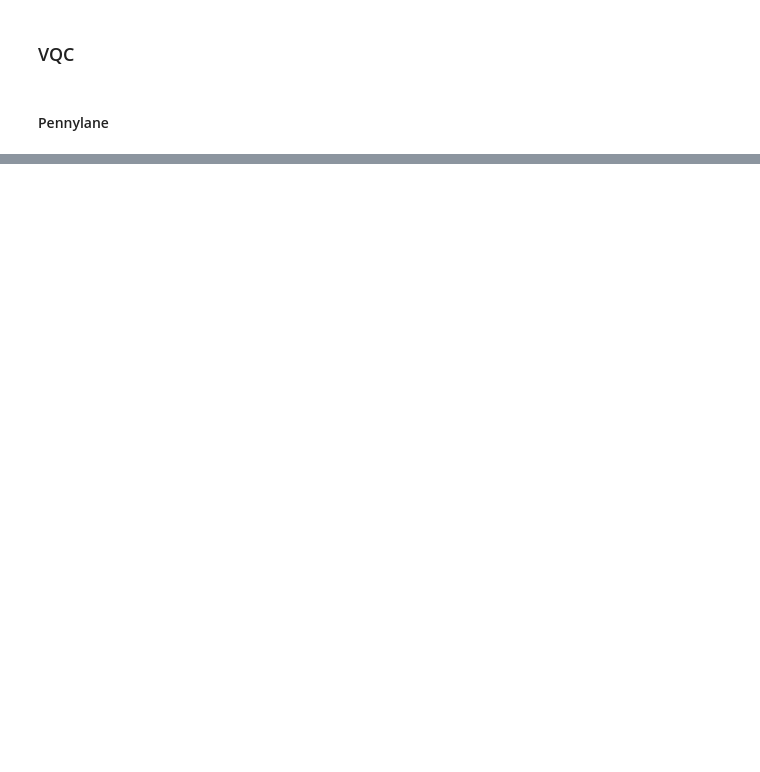
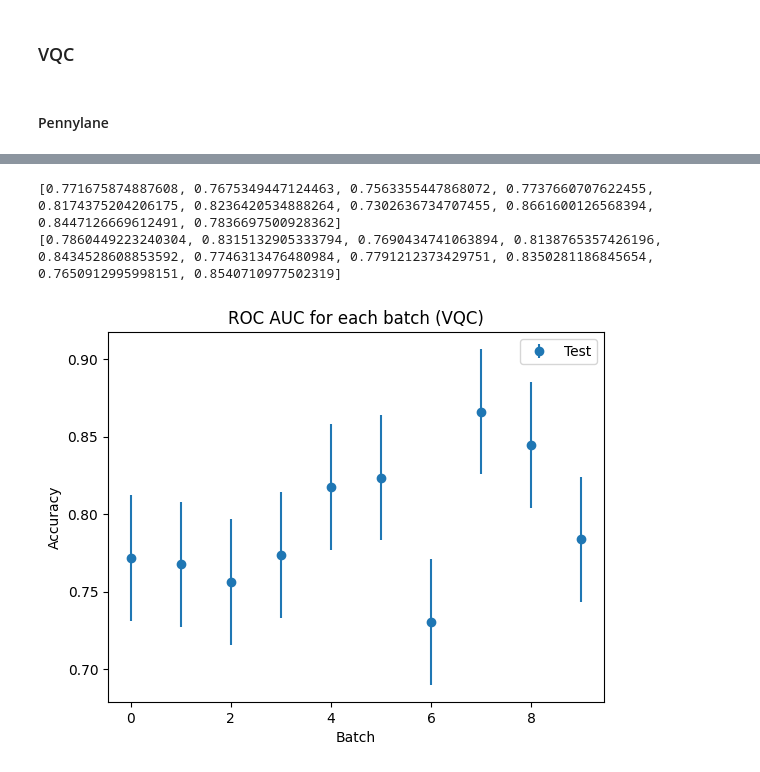
Before and after one commit to BrunaMSalgado/LIP_QML_2023, a Jupyter notebook: Bruna/tarefa_com_batches_de_datapoints.ipynb, the cells around one changed output, grey strips where cells are left out. Saved outputs shown, nothing was run; the diff lists cells and outputs as text; code cells hidden in the pictures; blank space fills up the shorter version.

```diff
--- a/Bruna/tarefa_com_batches_de_datapoints.ipynb
+++ b/Bruna/tarefa_com_batches_de_datapoints.ipynb
@@ -510,29 +507,3 @@ def test(n_features, n_layers,x_test,y_test,w_test, weights):
         auc_score = roc_auc_score(y_true=Y_test, y_score=y_scores, sample_weight=W_test)
 
         return auc_score
-# %%
-# Get the accuracy and auc for each batch
-auc_val_batches_vqc = []
-auc_test_batches_vqc = []
-
-
-for i in range (10):
-    n_features = 2
-    n_layers = 3
-
-    # Random weight initialization
-    weights = 0.01 * np.random.randn(n_layers, n_features, 3, requires_grad=True)
-
-    # We create a quantum device with n_features "wires" (or qubits)
-    dev = qml.device('default.qubit', wires=n_features)
-
-    # train the model
-    best_score, best_weights = train (n_features, n_layers,x_train_batches[i],y_train_batches[i],w_train_batches[i],x_val_batches[i],y_val_batches[i],w_train_batches[i],0.01, weights, 1000)
-    auc_score_test = test(n_features, n_layers,x_test_batches[i],y_test_batches[i],w_test_batches[i], best_weights)
-    auc_score_val = test(n_features, n_layers,x_val_batches[i],y_val_batches[i],w_val_batches[i], best_weights)
-    print('Batch: {}'.format(i))
-    print('AUC Val: {}'.format(auc_score_val))
-    print('AUC Test: {}'.format(auc_score_test))
-    print('')
-    auc_val_batches_vqc.append(auc_score_val)
-    auc_test_batches_vqc.append(auc_score_test)
@@ -548,9 +510,24 @@ KeyboardInterrupt:
+# %%
+# Get the accuracy and auc for each batch
+with open ('auc_test_batches_vqc','rb') as fp:
+    auc_test_batches_vqc = pickle.load(fp)
+
+with open ('auc_val_batches_vqc','rb') as fp:
+    auc_val_batches_vqc = pickle.load(fp)
+
+print (auc_test_batches_vqc)
+print (auc_val_batches_vqc)
+# %% [output]
+[0.771675874887608, 0.7675349447124463, 0.7563355447868072, 0.7737660707622455, 0.8174375204206175, 0.8236420534888264, 0.7302636734707455, 0.8661600126568394, 0.8447126669612491, 0.7836697500928362]
+[0.7860449223240304, 0.8315132905333794, 0.7690434741063894, 0.8138765357426196, 0.8434528608853592, 0.7746313476480984, 0.7791212373429751, 0.8350281186845654, 0.7650912995998151, 0.8540710977502319]
 # %%
 ### plot the ROC AUC for each batch with the error bars
-plt.errorbar(range(10), auc_test_batches_vqc, yerr=np.std(auc_test_batches), fmt='o', label='Test')
-#plt.errorbar(range(10), auc_val_batches_vqc, yerr=np.std(auc_val_batches), fmt='o', label='Validation')
+plt.errorbar(range(10), auc_test_batches_vqc, yerr=np.std(auc_test_batches_vqc), fmt='o', label='Test')
+#plt.errorbar(range(10), auc_val_batches_vqc, yerr=np.std(auc_val_batches_vqc), fmt='o', label='Validation')
 plt.ylabel('Accuracy')
 plt.xlabel('Batch')
 plt.title('ROC AUC for each batch (VQC)')
 plt.legend()
 plt.show()
+# %% [output]
+[figure, added]
```
Also changed, not shown: parts of 4 cells of this notebook, 3 other files.
